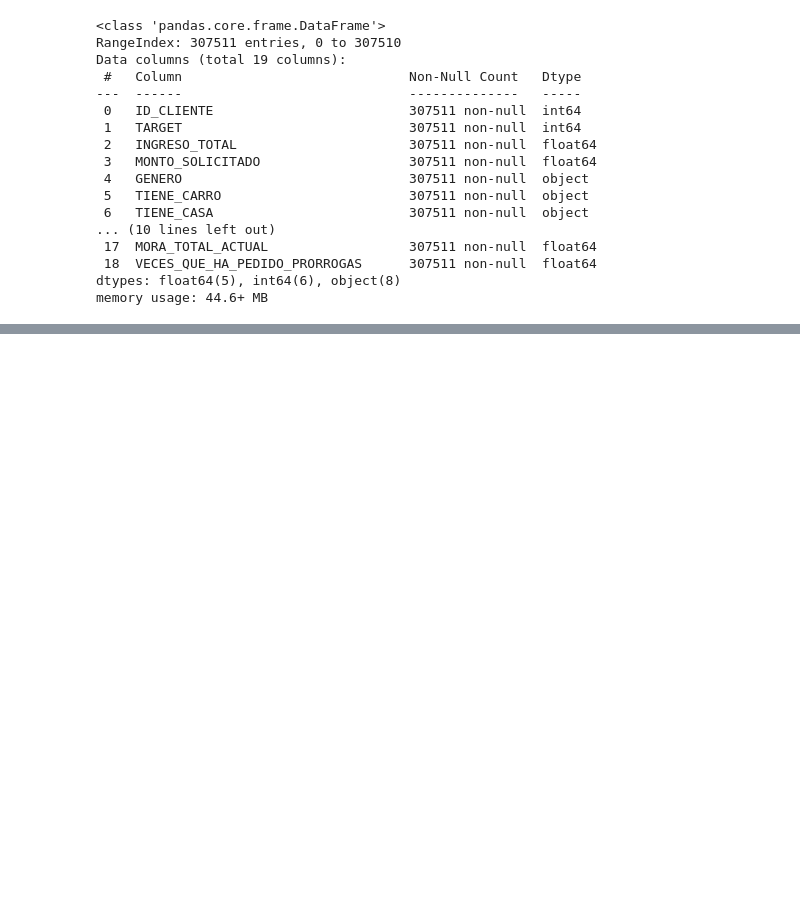
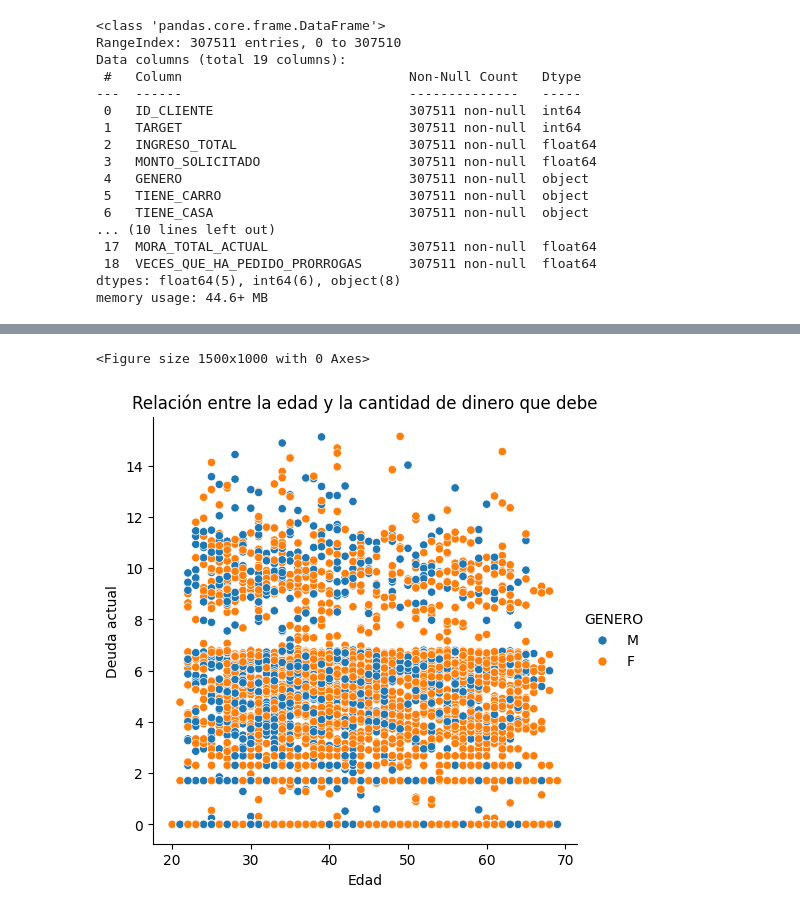
Before and after one commit to JairoVillegas/CREDIT-RISK-ANALYZER., a Jupyter notebook: Notebooks/Exploracion.ipynb, the cells around one changed output, grey strips where cells are left out. Cells and saved outputs as stored; diff of their text form; code cells hidden in the pictures; blank space fills up the shorter version.

```diff
--- a/Notebooks/Exploracion.ipynb
+++ b/Notebooks/Exploracion.ipynb
@@ -84,0 +127,13 @@ Name: proportion, dtype: float64
+# %%
+import numpy as np
+df["MORA_LOG"] = np.log1p(df["MORA_TOTAL_ACTUAL"])
+plt.figure(figsize=(15,10))
+sns.relplot(data=df,x="EDAD_YEARS",y="MORA_LOG", hue="GENERO")
+plt.title("Relación entre la edad y la cantidad de dinero que debe")
+plt.xlabel("Edad")
+plt.ylabel("Deuda actual")
+plt.show()
+# En esta aplicamos log1p a la deuda para reducir el impacto de valores extremos, mejorar la visualización y entender mejor la distribución/patrón general sin eliminar datos
+# %% [output]
+<Figure size 1500x1000 with 0 Axes>
+[figure, added]
```
Also changed, not shown: parts of 25 cells of this notebook.
